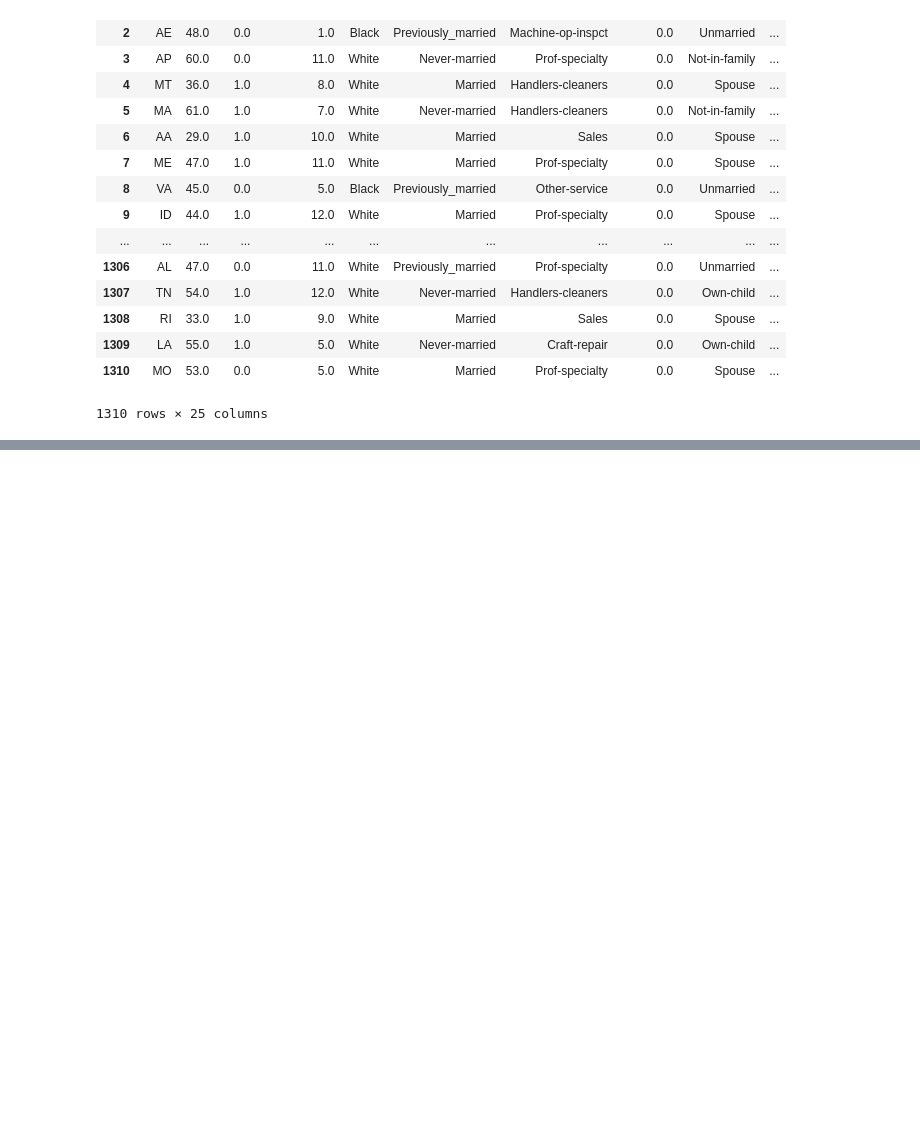
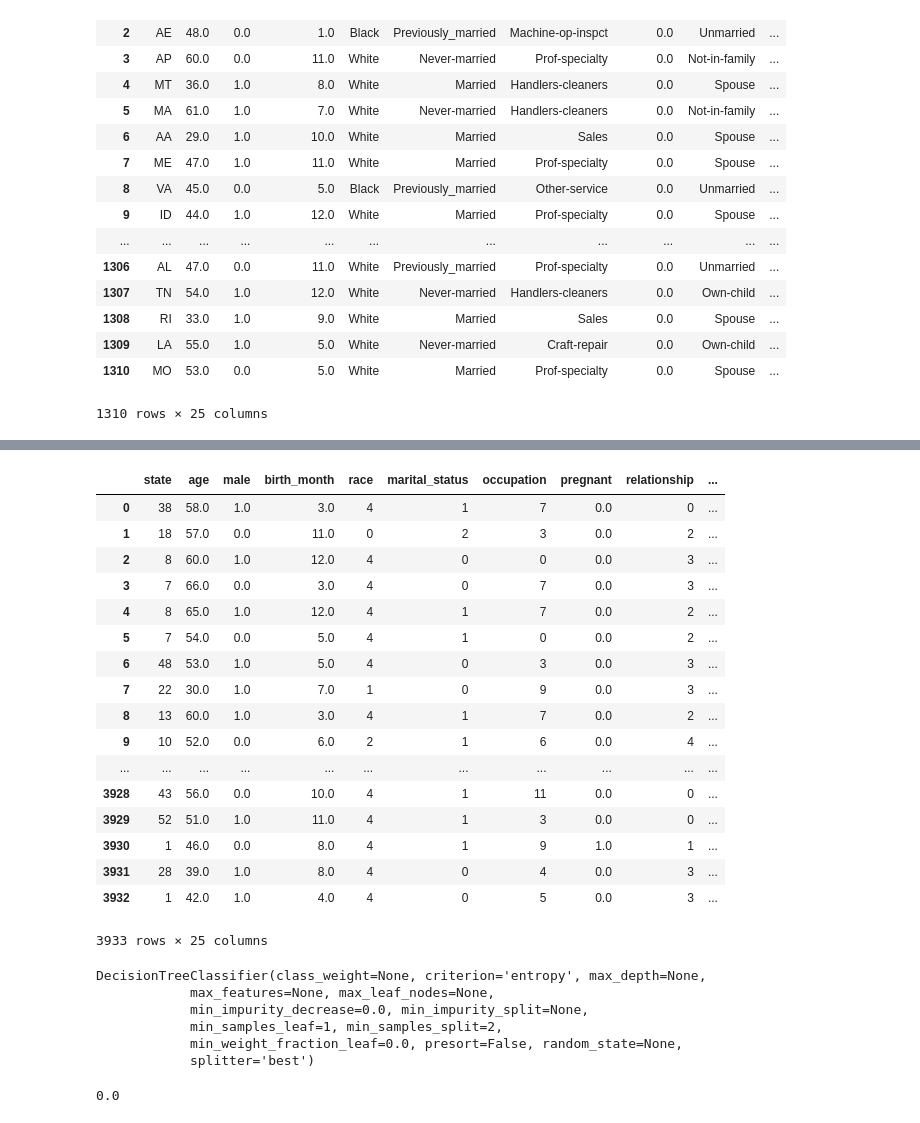
Before and after one commit to Gugliar/IAU-projekt, a Jupyter notebook: IAU_z3_Tibensky_Jedinak.ipynb, the cells around one changed output, grey strips where cells are left out. Cells and saved outputs as stored; diff of their text form; code cells hidden in the pictures; blank space fills up the shorter version.

```diff
--- a/IAU_z3_Tibensky_Jedinak.ipynb
+++ b/IAU_z3_Tibensky_Jedinak.ipynb
@@ -591,0 +757,42 @@ valid_data
+# %%
+data
+# %% [output]
+|  | state | age | male | birth_month | race | marital_status | occupation | pregnant | relationship | ... |
+| 0 | 38 | 58.0 | 1.0 | 3.0 | 4 | 1 | 7 | 0.0 | 0 | ... |
+| 1 | 18 | 57.0 | 0.0 | 11.0 | 0 | 2 | 3 | 0.0 | 2 | ... |
+| 2 | 8 | 60.0 | 1.0 | 12.0 | 4 | 0 | 0 | 0.0 | 3 | ... |
+| 3 | 7 | 66.0 | 0.0 | 3.0 | 4 | 0 | 7 | 0.0 | 3 | ... |
+| 4 | 8 | 65.0 | 1.0 | 12.0 | 4 | 1 | 7 | 0.0 | 2 | ... |
+| 5 | 7 | 54.0 | 0.0 | 5.0 | 4 | 1 | 0 | 0.0 | 2 | ... |
+| 6 | 48 | 53.0 | 1.0 | 5.0 | 4 | 0 | 3 | 0.0 | 3 | ... |
+| 7 | 22 | 30.0 | 1.0 | 7.0 | 1 | 0 | 9 | 0.0 | 3 | ... |
+| 8 | 13 | 60.0 | 1.0 | 3.0 | 4 | 1 | 7 | 0.0 | 2 | ... |
+| 9 | 10 | 52.0 | 0.0 | 6.0 | 2 | 1 | 6 | 0.0 | 4 | ... |
+| ... | ... | ... | ... | ... | ... | ... | ... | ... | ... | ... |
+| 3928 | 43 | 56.0 | 0.0 | 10.0 | 4 | 1 | 11 | 0.0 | 0 | ... |
+| 3929 | 52 | 51.0 | 1.0 | 11.0 | 4 | 1 | 3 | 0.0 | 0 | ... |
+| 3930 | 1 | 46.0 | 0.0 | 8.0 | 4 | 1 | 9 | 1.0 | 1 | ... |
+| 3931 | 28 | 39.0 | 1.0 | 8.0 | 4 | 0 | 4 | 0.0 | 3 | ... |
+| 3932 | 1 | 42.0 | 1.0 | 4.0 | 4 | 0 | 5 | 0.0 | 3 | ... |
+3933 rows × 25 columns
+# %%
+x = data[data.index < 2000]
+y = data.loc[data.index < 2000, 'class']
+
+from sklearn.tree import DecisionTreeClassifier
+strom = DecisionTreeClassifier(criterion='entropy')
+
+strom.fit(x,y)
+# %% [output]
+DecisionTreeClassifier(class_weight=None, criterion='entropy', max_depth=None,
+            max_features=None, max_leaf_nodes=None,
+            min_impurity_decrease=0.0, min_impurity_split=None,
+            min_samples_leaf=1, min_samples_split=2,
+            min_weight_fraction_leaf=0.0, presort=False, random_state=None,
+            splitter='best')
+# %%
+test = data[data.index == 1]
+result = strom.predict(test)
+result[0]
+# %% [output]
+0.0
```
Also changed, not shown: parts of 23 cells of this notebook.
